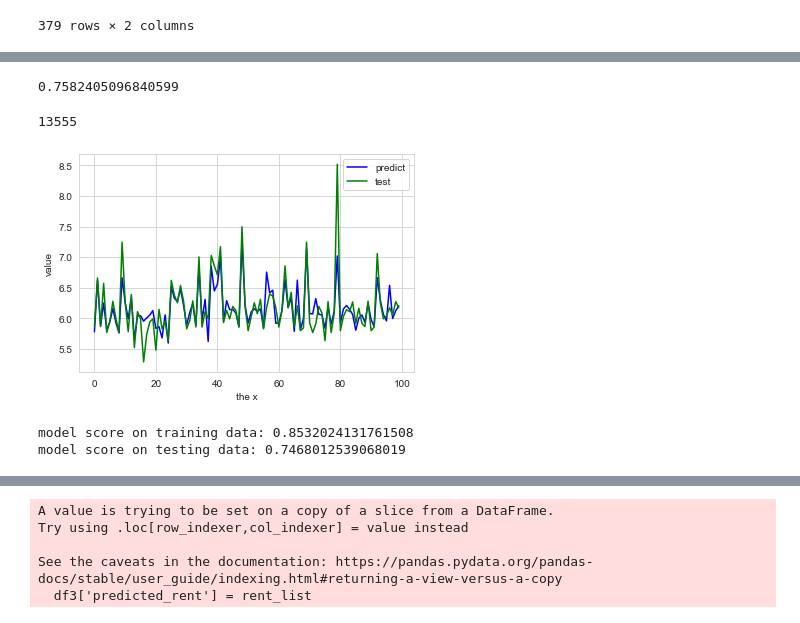
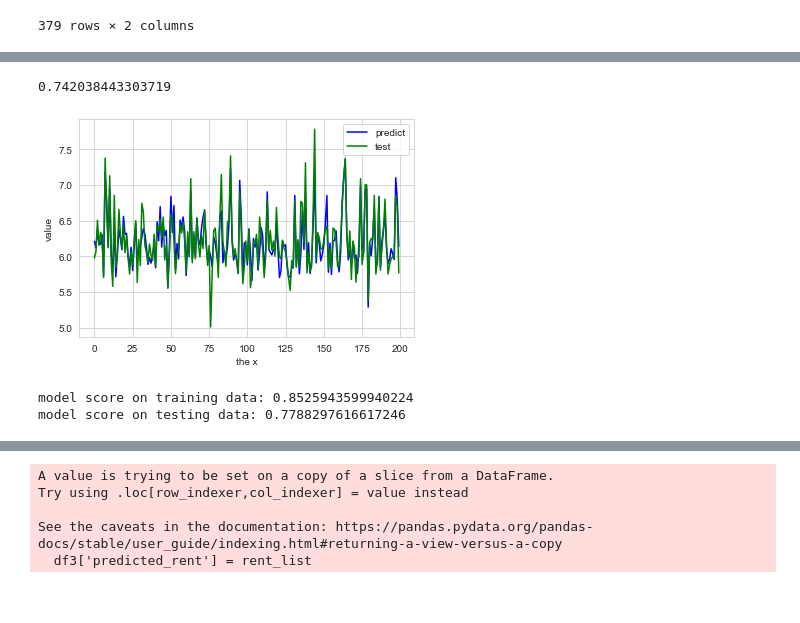
Before and after one commit to MAST30034-Applied-Data-Science/generic-real-estate-consulting-project-group-12, a Jupyter notebook: notebooks/final.ipynb, the cells around one changed output, grey strips where cells are left out. Saved outputs shown, nothing was run; the diff lists cells and outputs as text; code cells hidden in the pictures.

```diff
--- a/notebooks/final.ipynb
+++ b/notebooks/final.ipynb
@@ -213,0 +181,3 @@ newdf['population'] = newdf['population'].apply(lambda x:round(x))
+# %%
+newdf = newdf.drop('school', axis = 1)
+newdf
@@ -263,6 +314,7 @@ for key, values in group_dict.items():
     num = len(values)
     for item in values:
         rent_price_sum += item['RentPrice_log']
+        # rent_price_sum += item['rent']
         bus_distance_sum += item['bus_distance']
         train_distance_sum += item['train_distance']
         tram_distance_sum += item['tram_distance']
@@ -276,6 +328,7 @@ for key, values in group_dict.items():
     school_mean = school_distance_sum/num
     data_list.append([item['bathrooms'],item['bedrooms'],item['carspaces'],item['postcode'],item['year'],item['month'],train_mean,item['train_count'],
     item['hospital_count'],shopping_mall_mean,item['shopping_mall_count'],item['bench'],item['cafe'],item['childcare'],item['fast_food'],item['kindergarten'],item['parking'],item['restaurant']
-    ,item['place_of_worship'],item['school'],school_mean,item['university'], item['garden'], item['park'],item['playground'], item['pitch'], item['offence count'], item['incidents recorded'],bus_mean,item['bus_count'],item['school_count'],tram_mean,
-    item['tram_count'],rent_mean,item['Median_age'],item['median'],item['population'],item['has_bond']])
+    ,item['place_of_worship'],school_mean,item['university'], item['garden'], item['park'],item['playground'], item['pitch'], item['offence count'], item['incidents recorded'],bus_mean,item['bus_count'],item['school_count'],school_mean,tram_mean,
+    item['tram_count'],rent_mean,item['Median_age'],item['median'],item['population'],item['has_bond'],item['count'],item['cpi'],item['gdp']])
+
     # data_list.append((item['bathrooms'],item['bedrooms'],item['carspaces'],item['postcode'],item['year'],item['month'],rent_mean,bus_mean,train_mean,tram_mean,shopping_mall_mean))
@@ -306,11 +386,10 @@ for key, values in predict_dict.items():
 # %%
-df = pd.DataFrame(data_list, columns=['bathrooms', 'bedrooms', 'carspaces', 'postcode', 'year',
-       'month', 'train_distance', 'train_count',
+df2 = pd.DataFrame(data_list_2, columns=['bathrooms', 'bedrooms', 'carspaces', 'postcode', 'train_distance', 'train_count',
        'hospital_count', 'shopping_mall_distance', 'shopping_mall_count',
        'bench', 'cafe', 'childcare', 'fast_food', 'kindergarten', 'parking',
-       'restaurant', 'place_of_worship', 'school', 'school_distance','university', 'garden',
+       'restaurant', 'place_of_worship', 'university', 'garden',
        'park', 'playground', 'pitch', 'offence count','incidents recorded', 'bus_distance',
-       'bus_count', 'school_count', 'tram_distance', 'tram_count', 'rent',
-       'Median_age', 'median', 'population', 'has_bond'])
-df
+       'bus_count', 'school_count', 'school_distance','tram_distance', 'tram_count', 'rent',
+       'Median_age', 'median', 'population', 'has_bond','count','cpi','gdp'])
+df2
 # %% [output]
@@ -410,18 +409,7 @@ df_combined[needcolf]
 # %%
-import pandas as pd
-from sklearn.model_selection import train_test_split
-import xgboost as xgb
-import matplotlib.pyplot as plt
-import json
-import numpy as np
-from sklearn.impute import SimpleImputer
-from sklearn.inspection import permutation_importance
-from sklearn.metrics import mean_squared_error, accuracy_score
-from sklearn.ensemble import RandomForestRegressor
-from sklearn.preprocessing import StandardScaler
-from sklearn.neural_network import MLPRegressor
-y = df_combined['rent']
-X = df_combined[needcolf]
+
+y = df['rent']
+X = df[features]
 X_train, X_test, y_train, y_test = train_test_split(X, y, test_size = 0.3)
 sc = StandardScaler()
 sc.fit(X_train)
@@ -429,37 +417,35 @@ X_train_std = sc.transform(X_train)
 X_test_std = sc.transform(X_test)
 nn = MLPRegressor()
 nn.fit(X_train_std, y_train)
-TrainScore = nn.score(X_train_std, y_train)
+# TrainScore = nn.score(X_train_std, y_train)
 TestScore = nn.score(X_test_std, y_test)
 TestScore
 # %% [output]
-0.7582405096840599
+0.742038443303719
-# %%
-len(y_test)
-# %% [output]
-13555
 # %%
 index = range(1,13555)
-sample_index = np.random.choice(index, size = 100)
+sample_index = np.random.choice(index, size = 200)
 y_predict = nn.predict(X_test_std)
 y_p_sample = []
 y_t_sample = []
+y_test = y_test.reset_index().drop('index', axis = 1)['rent']
 for index in sample_index:
+#     print(index)
     y_p_sample.append(y_predict[index])
-    y_t_sample.append(list(y_test)[index])
+    y_t_sample.append(y_test[index])
 import matplotlib.pyplot as plt
 y_predict = nn.predict(X_test_std)
 plt.plot(range(len(y_p_sample)), y_p_sample, 'b', label="predict")
 plt.plot(range(len(y_t_sample)), y_t_sample, 'g', label="test")
 plt.legend(loc="upper right")
 plt.xlabel("the x")
 plt.ylabel('value')
 plt.show()
 # %% [output]
-[figure, old version]
+[figure, new version]
 # %%
-y = df_combined['rent']
-X = df_combined[needcolf]
+y = df['rent']
+X = df[features]
 X_train, X_test, y_train, y_test = train_test_split(X, y, test_size = 0.3)
 sc = StandardScaler()
 sc.fit(X_train)
@@ -470,5 +456,5 @@ rfc = rfc.fit(X_train_std, y_train)
 print(f'model score on training data: {rfc.score(X_train_std, y_train)}')
 print(f'model score on testing data: {rfc.score(X_test_std, y_test)}')
 # %% [output]
-model score on training data: 0.8532024131761508
-model score on testing data: 0.7468012539068019
+model score on training data: 0.8525943599940224
+model score on testing data: 0.7788297616617246
```
Also changed, not shown: parts of 83 cells of this notebook.
